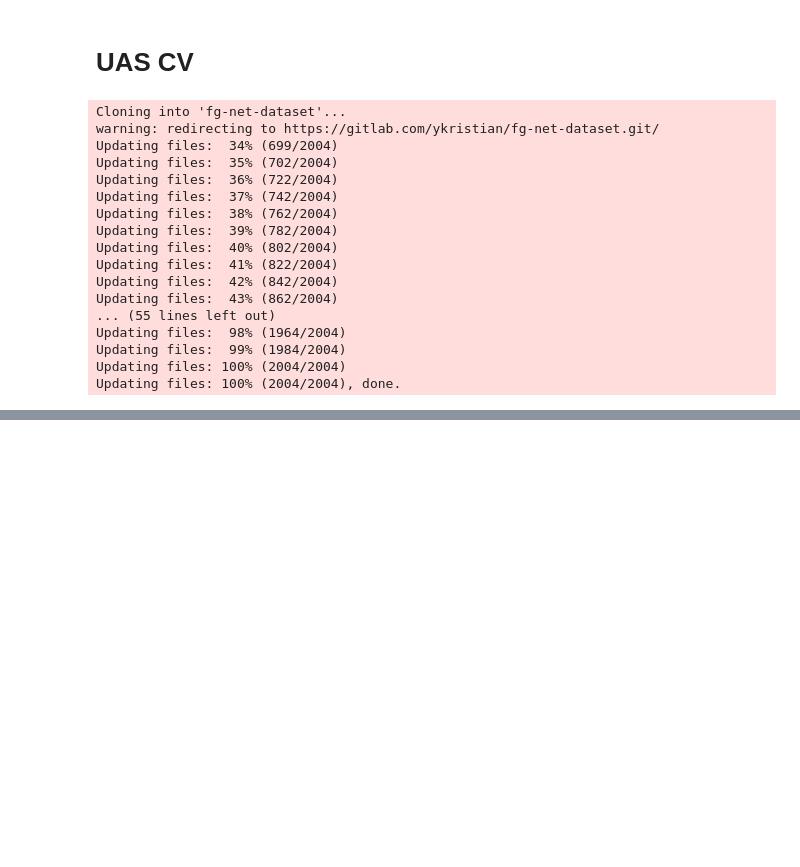
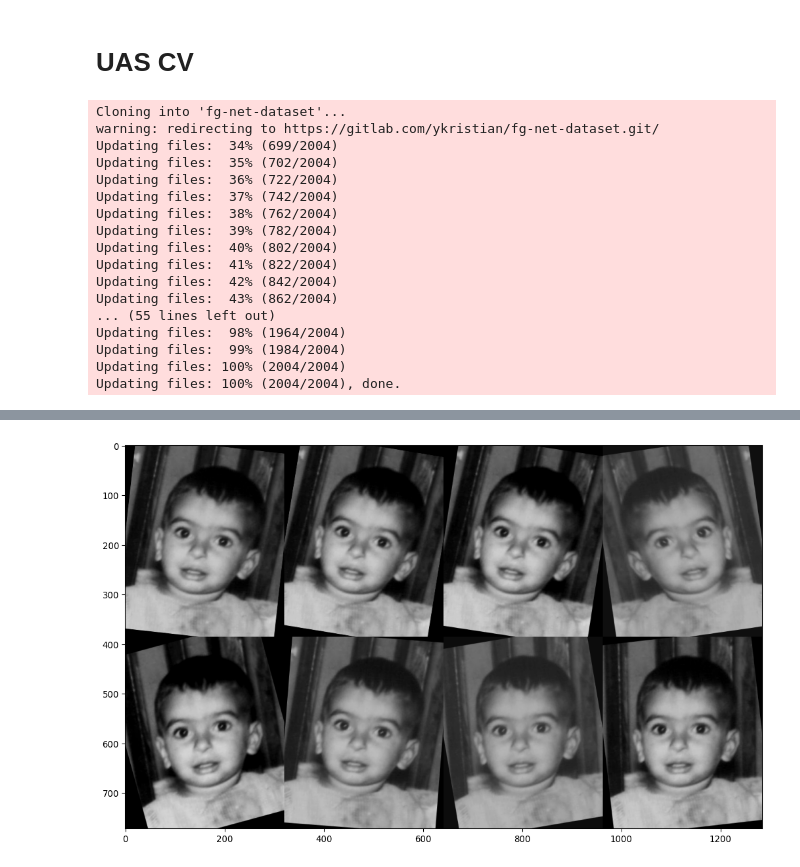
Before and after one commit to jamesjf7/age-estimation, a Jupyter notebook: app.ipynb, the cells around one changed output, grey strips where cells are left out. Cells and saved outputs as stored; diff of their text form; code cells hidden in the pictures; blank space fills up the shorter version.

```diff
--- a/app.ipynb
+++ b/app.ipynb
@@ -220,0 +238,28 @@ plt.plot((np.min(ages), np.max(ages)))
+# %%
+
+# BATCH_SIZE = 16
+# NB_BATCHES = 100
+
+# batches = [UnnormalizedBatch(images=img) for _ in range(NB_BATCHES)]
+
+# Example of Image Augmentation
+ia.seed(218116689)
+
+aug = iaa.Sequential([
+    iaa.Affine(
+        rotate=(-25, 25),
+        shear=(-8,8),
+    ),
+    iaa.Fliplr(0.5), # horizontal flips
+    iaa.LinearContrast((0.75,1.5)),
+    iaa.Sometimes(
+        0.5,
+        iaa.GaussianBlur(sigma=(0,0.5))
+    ),
+], random_order=True) # apply augmenters in random order
+
+images_aug = [aug(image=img) for _ in range(8)]
+# plt.imshow(images_aug[0])
+ia.imshow(ia.draw_grid(images_aug, cols=4, rows=2))
+# %% [output]
+[figure, added]
```
Also changed, not shown: parts of 18 cells of this notebook, 3 other files.
